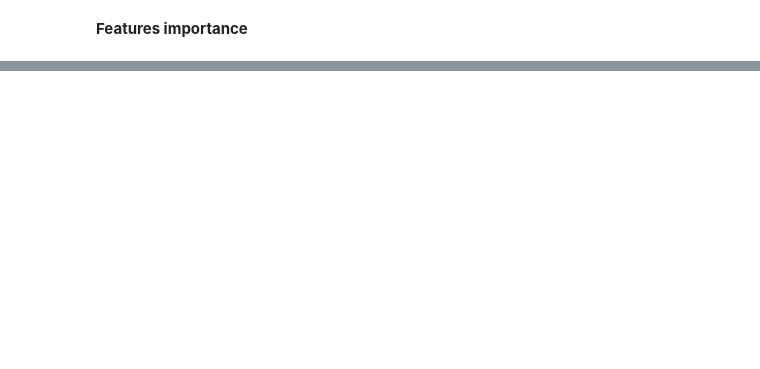
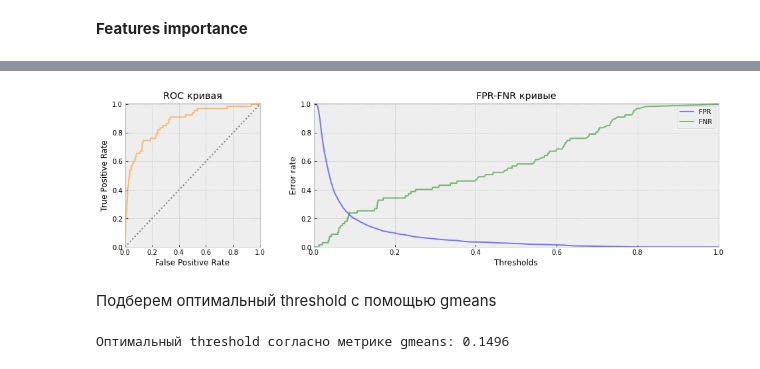
Before and after one commit to JosephFrancisTribbiani/ds, a Jupyter notebook: Interviews/bcc.kz_-_data_scientist/scoring_model.ipynb, the cells around one changed output, grey strips where cells are left out. Drawn from its saved outputs; the diff is of its cells as text; code cells hidden in the pictures; blank space fills up the shorter version.

```diff
--- a/Interviews/bcc.kz_-_data_scientist/scoring_model.ipynb
+++ b/Interviews/bcc.kz_-_data_scientist/scoring_model.ipynb
@@ -641,0 +673,41 @@ fig.show()
+# %%
+curve = get_roc_curve(catboost_cls, eval_pool)
+(fpr, tpr, thresholds) = curve
+
+(thresholds, fpr) = get_fpr_curve(curve=curve)
+(thresholds, fnr) = get_fnr_curve(curve=curve)
+# %%
+with plt.style.context('bmh'):
+    fig, ax = plt.subplots(ncols=2, figsize=(16, 4), gridspec_kw={'width_ratios': [1, 3]})
+    ax[0].plot(fpr, tpr, color='darkorange', lw=2, alpha=0.5)
+    ax[0].plot([0, 1], [0, 1], color='black', lw=2, linestyle=':', alpha=0.5)
+
+    ax[0].set_xlim([0.0, 1.0])
+    ax[0].set_ylim([0.0, 1.01])
+    ax[0].grid(True)
+    ax[0].set_xlabel('False Positive Rate')
+    ax[0].set_ylabel('True Positive Rate')
+    ax[0].set_title('ROC кривая')
+
+    ax[1].plot(thresholds, fpr, color='blue', lw=lw, label='FPR', alpha=0.5)
+    ax[1].plot(thresholds, fnr, color='green', lw=lw, label='FNR', alpha=0.5)
+
+    ax[1].set_xlim([0.0, 1.0])
+    ax[1].set_ylim([0.0, 1.01])
+    ax[1].grid(True)
+    ax[1].set_xlabel('Thresholds')
+    ax[1].set_ylabel('Error rate')
+    ax[1].set_title('FPR-FNR кривые')
+    ax[1].legend()
+    fig.show()
+# %% [output]
+[figure, added]
+# %% [markdown]
+Подберем оптимальный threshold с помощью gmeans
+# %%
+gmeans = np.sqrt(tpr * (1 - fpr))
+thold_idx = np.argmax(gmeans)
+best_thold = thresholds[thold_idx]
+print('Оптимальный threshold согласно метрике gmeans: {:.4f}'.format(best_thold))
+# %% [output]
+Оптимальный threshold согласно метрике gmeans: 0.1496
```
Also changed, not shown: parts of 15 cells of this notebook, 1 other file.
